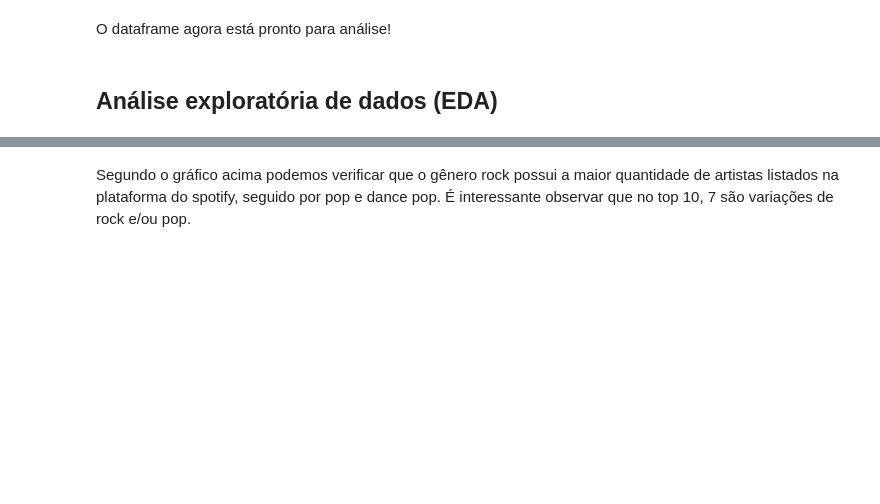
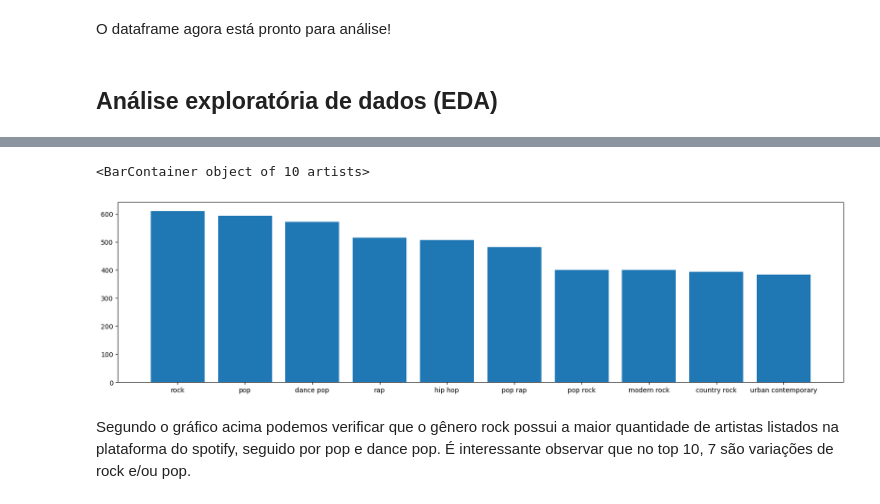
Before and after one commit to danilomiyatake/spotify, a Jupyter notebook: spotify_eda.ipynb, the cells around one changed output, grey strips where cells are left out. Cells and saved outputs as stored; diff of their text form; code cells hidden in the pictures; blank space fills up the shorter version.

```diff
--- a/spotify_eda.ipynb
+++ b/spotify_eda.ipynb
@@ -196,3 +193,9 @@ fig.show()
+# %%
+plt.figure(figsize=(20,5))
+plt.bar(x=df.genres.value_counts()[:10].index, height=df.genres.value_counts()[:10])
+# %% [output]
+<BarContainer object of 10 artists>
+[figure, added]
 # %% [markdown]
 Segundo o gráfico acima podemos verificar que o gênero rock possui a maior quantidade de artistas listados na plataforma do spotify, seguido por pop e dance pop. É interessante observar que no top 10, 7 são variações de rock e/ou pop.
 # %%
```
Also changed, not shown: parts of 1 cell of this notebook.
